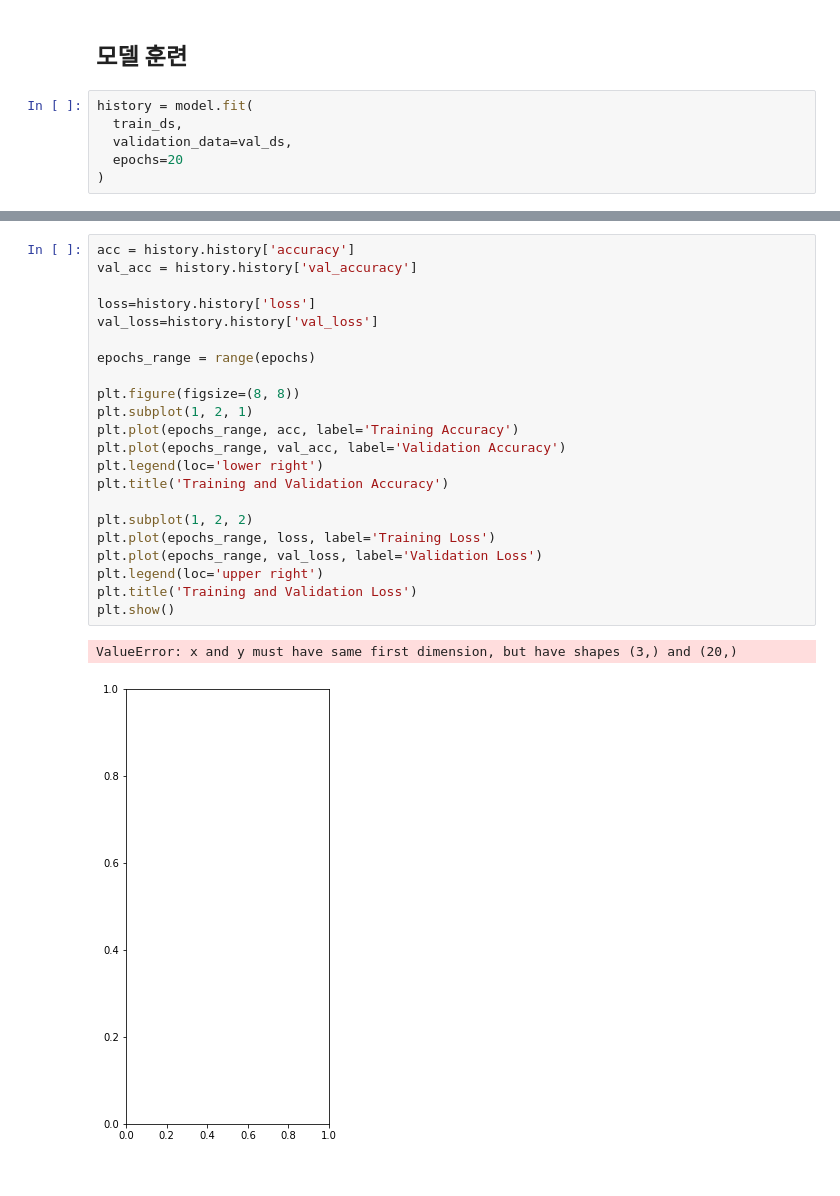
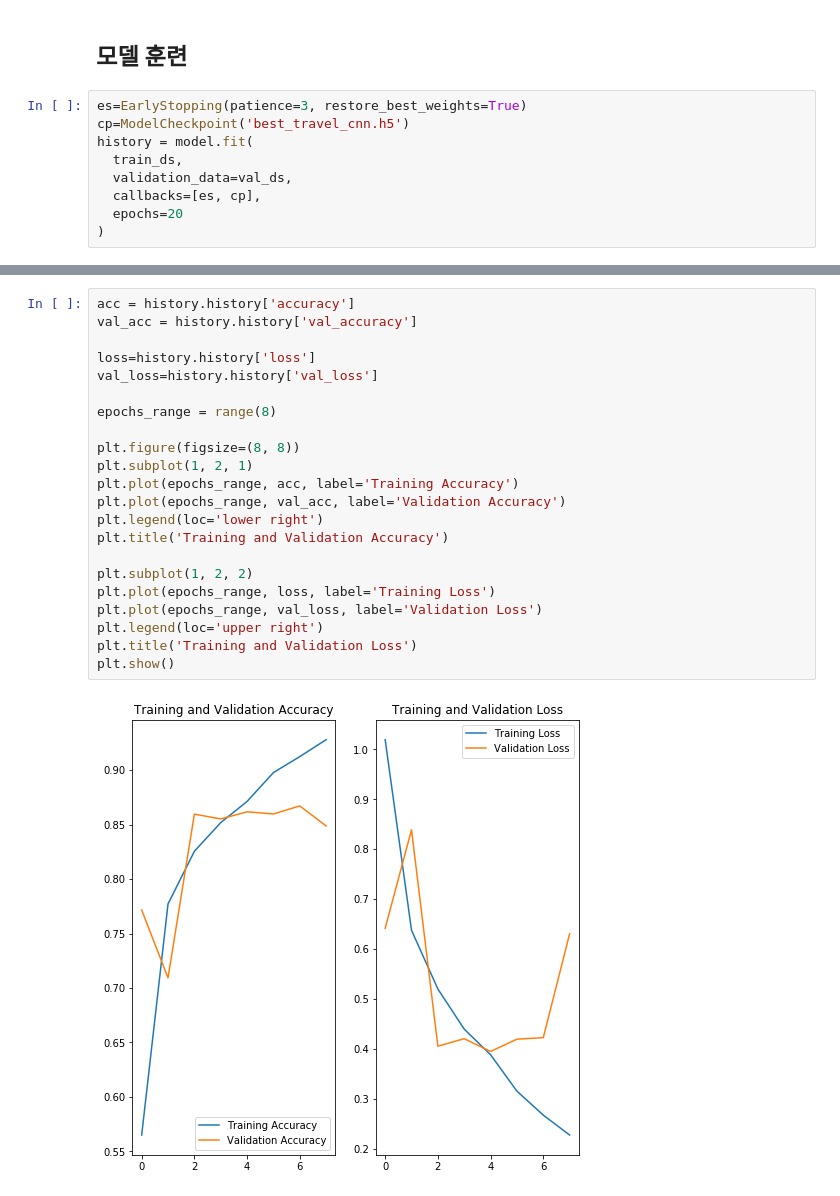
Before and after one commit to songhyeonjun/python-data, a Jupyter notebook: 프로젝트 ML/이미지 분류(딥러닝) 폴더로.ipynb, the cells around one changed output, grey strips where cells are left out. Saved outputs shown, nothing was run; the diff lists cells and outputs as text.

```diff
--- a/프로젝트 ML/이미지 분류(딥러닝) 폴더로.ipynb
+++ b/프로젝트 ML/이미지 분류(딥러닝) 폴더로.ipynb
@@ -145,9 +149,12 @@ model.compile(optimizer='adam',
 # %% [markdown]
 ## 모델 훈련
 # %%
+es=EarlyStopping(patience=3, restore_best_weights=True)
+cp=ModelCheckpoint('best_travel_cnn.h5')
 history = model.fit(
   train_ds,
   validation_data=val_ds,
+  callbacks=[es, cp],
   epochs=20
 )
 # %% [output]
@@ -171,25 +177,24 @@ Epoch 20/20
 # %%
 acc = history.history['accuracy']
 val_acc = history.history['val_accuracy']
 
 loss=history.history['loss']
 val_loss=history.history['val_loss']
 
-epochs_range = range(epochs)
+epochs_range = range(8)
 
 plt.figure(figsize=(8, 8))
 plt.subplot(1, 2, 1)
 plt.plot(epochs_range, acc, label='Training Accuracy')
 plt.plot(epochs_range, val_acc, label='Validation Accuracy')
 plt.legend(loc='lower right')
 plt.title('Training and Validation Accuracy')
 
 plt.subplot(1, 2, 2)
 plt.plot(epochs_range, loss, label='Training Loss')
 plt.plot(epochs_range, val_loss, label='Validation Loss')
 plt.legend(loc='upper right')
 plt.title('Training and Validation Loss')
 plt.show()
 # %% [output]
-ValueError: x and y must have same first dimension, but have shapes (3,) and (20,)
-[figure, old version]
+[figure, new version]
```
Also changed, not shown: parts of 5 cells of this notebook, 2 other files.
